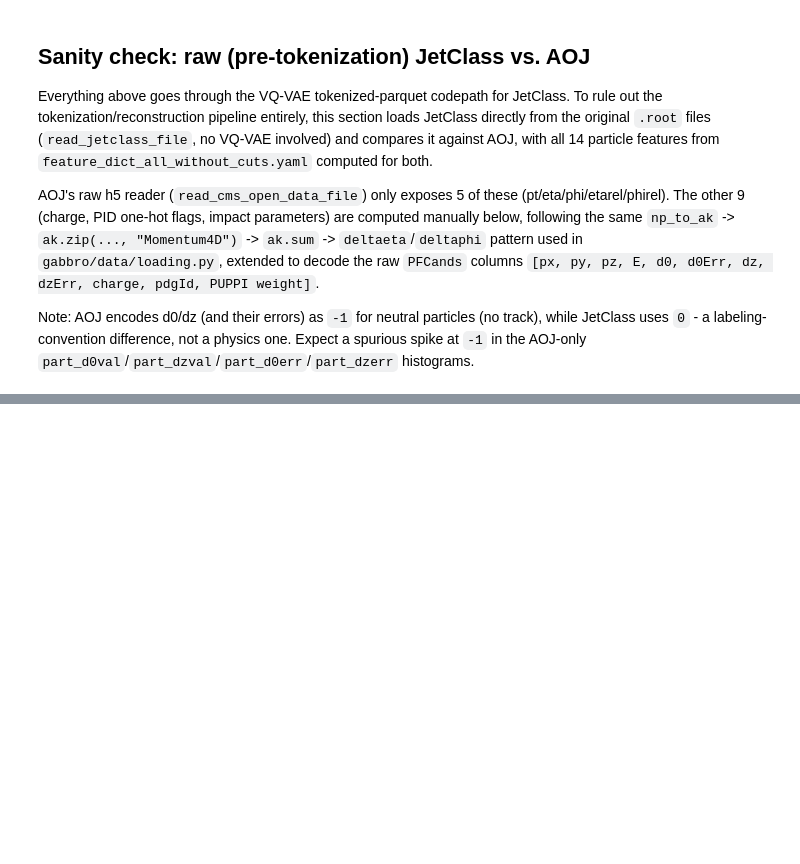
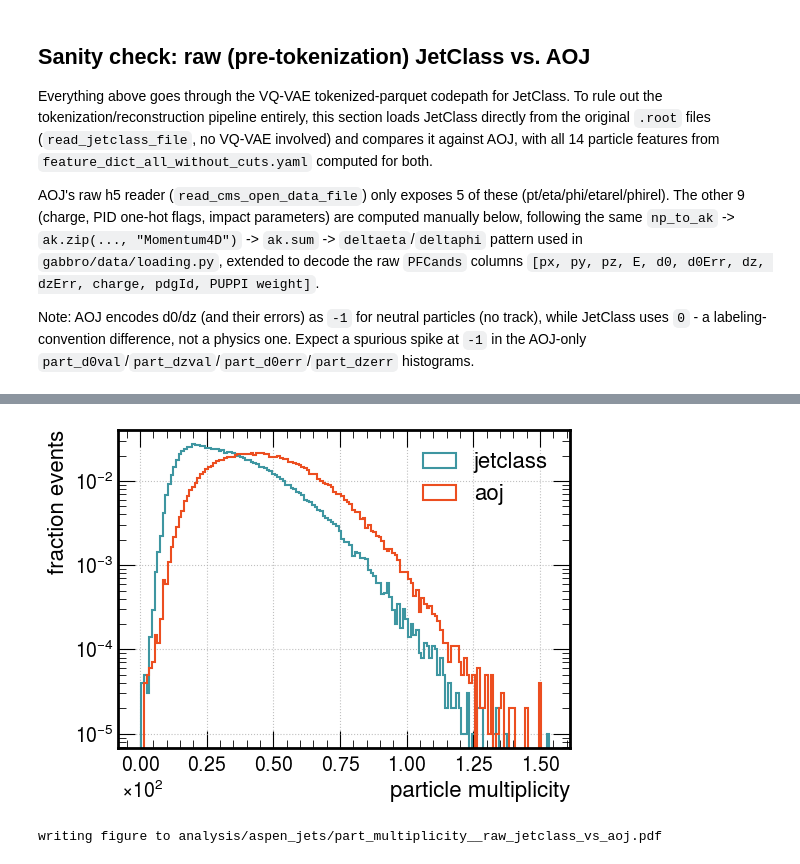
Before and after one commit to kingusiu/enhancing-ntp4jets, a Jupyter notebook: scripts/playground/compare_jetclass_vs_aoj_inputs.ipynb, the cells around one changed output, grey strips where cells are left out. Drawn from its saved outputs; the diff is of its cells as text; code cells hidden in the pictures; blank space fills up the shorter version.

```diff
--- a/scripts/playground/compare_jetclass_vs_aoj_inputs.ipynb
+++ b/scripts/playground/compare_jetclass_vs_aoj_inputs.ipynb
@@ -444,0 +564,22 @@ for feat in FEATURE_LIST:
+# %%
+# particle multiplicity per jet (raw, pre-tokenization)
+n_jetclass = ak.num(jetclass_raw_ak["part_pt"]).to_numpy()
+n_aoj = ak.num(aoj_raw_ak["part_pt"]).to_numpy()
+
+max_n = max(n_jetclass.max(), n_aoj.max())
+mult_bins = np.arange(-0.5, max_n + 1.5, 1)
+
+heplt.plot_feature_hist_for_n_samples(
+    data=[n_jetclass, n_aoj],
+    sample_names=["jetclass", "aoj"],
+    xlabel="particle multiplicity",
+    bins=mult_bins,
+    plot_name="part_multiplicity__raw_jetclass_vs_aoj",
+    fig_dir=output_dir,
+    show_plt=True,
+    legend_outside=False,
+    fig_size=(6.0, 4.5),
+)
+# %% [output]
+[figure, added]
+writing figure to analysis/aspen_jets/part_multiplicity__raw_jetclass_vs_aoj.pdf
```
Also changed, not shown: parts of 12 cells of this notebook, 3 other files.
